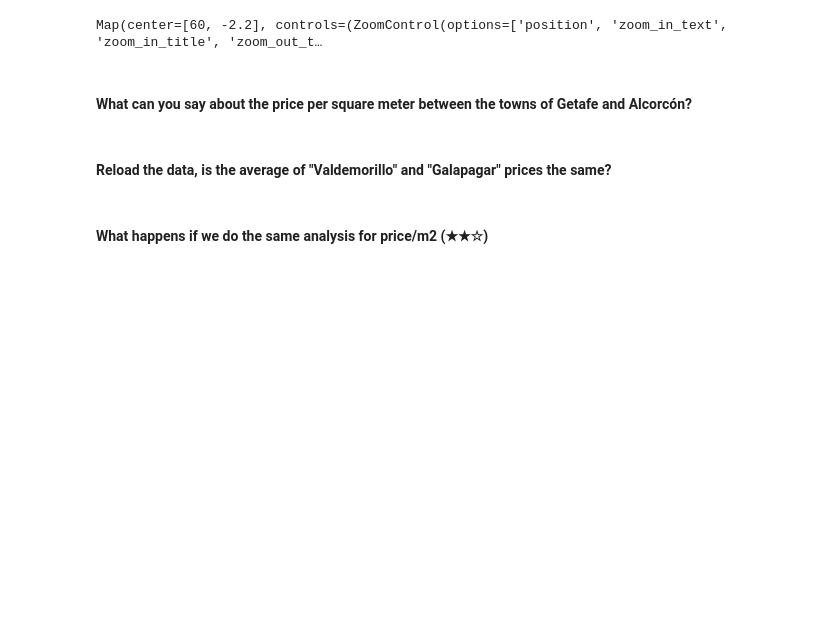
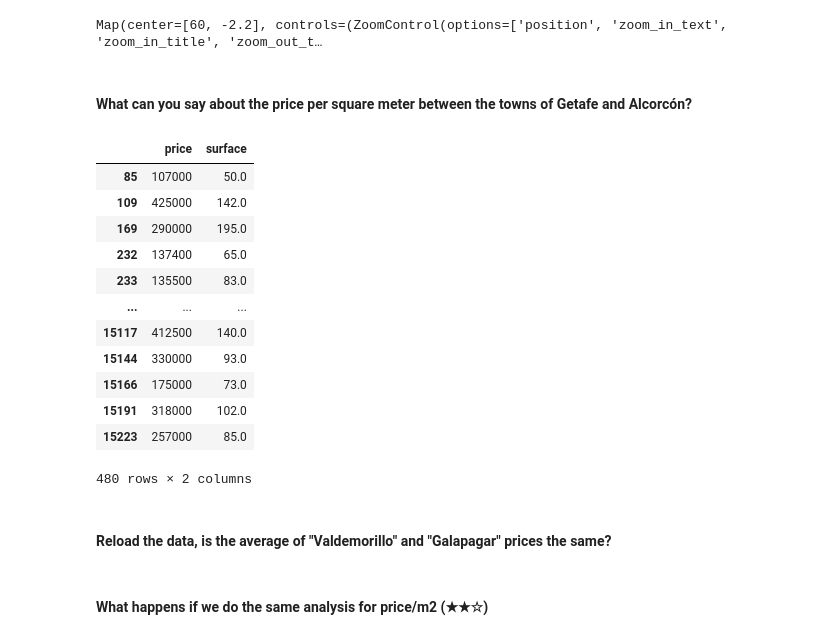
Before and after one commit to 4GeeksAcademy/realestate-datacleanup-exercise, a Jupyter notebook: project.ipynb, the cells around one changed output. Drawn from its saved outputs; the diff is of its cells as text; code cells hidden in the pictures; blank space fills up the shorter version.

```diff
--- a/project.ipynb
+++ b/project.ipynb
@@ -294,6 +263,24 @@ Map(center=[60, -2.2], controls=(ZoomControl(options=['position', 'zoom_in_text'
 ## PUT HERE YOUR CODE:
 # %% [markdown]
 #### What can you say about the price per square meter between the towns of Getafe and Alcorcón?
+# %%
+filtro_ciudades = df[df['level5'].isin(('Getafe', 'Alcorcón'))]
+# %%
+filtro_ciudades[[ 'price', 'surface']]
+# %% [output]
+|  | price | surface |
+| 85 | 107000 | 50.0 |
+| 109 | 425000 | 142.0 |
+| 169 | 290000 | 195.0 |
+| 232 | 137400 | 65.0 |
+| 233 | 135500 | 83.0 |
+| ... | ... | ... |
+| 15117 | 412500 | 140.0 |
+| 15144 | 330000 | 93.0 |
+| 15166 | 175000 | 73.0 |
+| 15191 | 318000 | 102.0 |
+| 15223 | 257000 | 85.0 |
+480 rows × 2 columns
 # %% [markdown]
 #### Reload the data, is the average of "Valdemorillo" and "Galapagar" prices the same?
 # %% [markdown]
```
Also changed, not shown: parts of 3 cells of this notebook.
